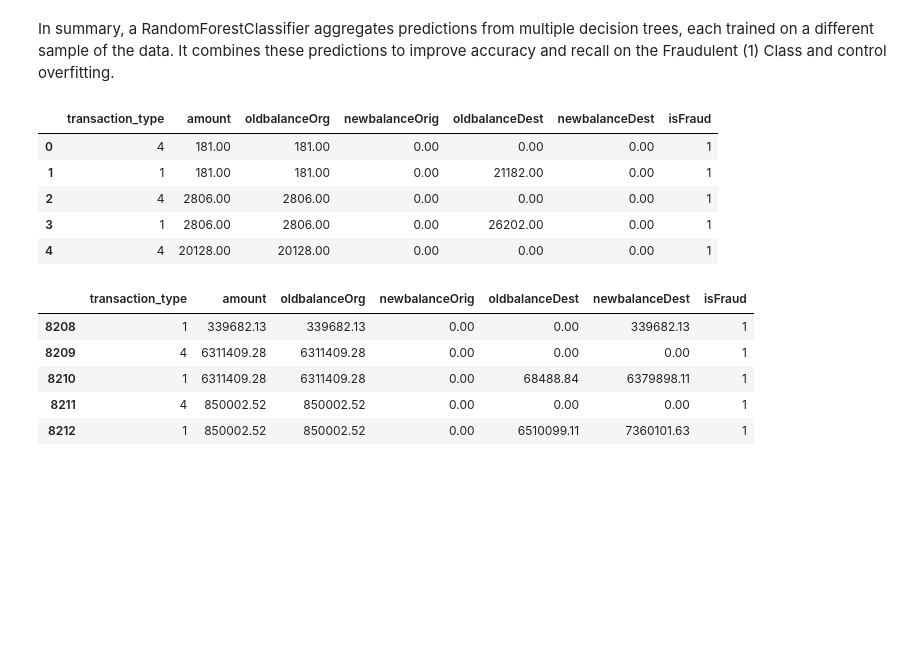
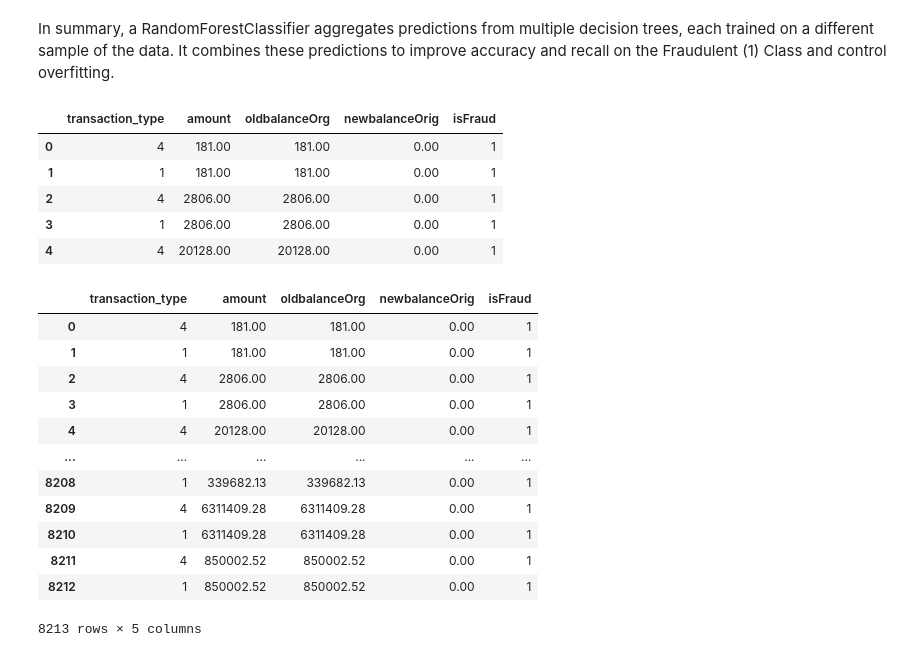
Before and after one commit to adin11/online-payment-fraud-detection, a Jupyter notebook: model.ipynb, the cells around one changed output. Saved outputs shown, nothing was run; the diff lists cells and outputs as text; code cells hidden in the pictures; blank space fills up the shorter version.

```diff
--- a/model.ipynb
+++ b/model.ipynb
@@ -374,5 +368,7 @@ df.head(1)
 # %%
 df.drop(columns=['step'],axis=1,inplace=True)
+# %%
+df.drop(columns=['oldbalanceDest','newbalanceDest'],inplace=True)
 # %%
 df.head(1)
 # %% [output]
@@ -639,18 +632,25 @@ In summary, a RandomForestClassifier aggregates predictions from multiple decisi
 # %%
 df.head()
 # %% [output]
-|  | transaction_type | amount | oldbalanceOrg | newbalanceOrig | oldbalanceDest | newbalanceDest | isFraud |
-| 0 | 4 | 181.00 | 181.00 | 0.00 | 0.00 | 0.00 | 1 |
-| 1 | 1 | 181.00 | 181.00 | 0.00 | 21182.00 | 0.00 | 1 |
-| 2 | 4 | 2806.00 | 2806.00 | 0.00 | 0.00 | 0.00 | 1 |
-| 3 | 1 | 2806.00 | 2806.00 | 0.00 | 26202.00 | 0.00 | 1 |
-| 4 | 4 | 20128.00 | 20128.00 | 0.00 | 0.00 | 0.00 | 1 |
+|  | transaction_type | amount | oldbalanceOrg | newbalanceOrig | isFraud |
+| 0 | 4 | 181.00 | 181.00 | 0.00 | 1 |
+| 1 | 1 | 181.00 | 181.00 | 0.00 | 1 |
+| 2 | 4 | 2806.00 | 2806.00 | 0.00 | 1 |
+| 3 | 1 | 2806.00 | 2806.00 | 0.00 | 1 |
+| 4 | 4 | 20128.00 | 20128.00 | 0.00 | 1 |
 # %%
-df.query('isFraud == 1').tail()
+df.query('isFraud == 1')
 # %% [output]
-|  | transaction_type | amount | oldbalanceOrg | newbalanceOrig | oldbalanceDest | newbalanceDest | isFraud |
-| 8208 | 1 | 339682.13 | 339682.13 | 0.00 | 0.00 | 339682.13 | 1 |
-| 8209 | 4 | 6311409.28 | 6311409.28 | 0.00 | 0.00 | 0.00 | 1 |
-| 8210 | 1 | 6311409.28 | 6311409.28 | 0.00 | 68488.84 | 6379898.11 | 1 |
-| 8211 | 4 | 850002.52 | 850002.52 | 0.00 | 0.00 | 0.00 | 1 |
-| 8212 | 1 | 850002.52 | 850002.52 | 0.00 | 6510099.11 | 7360101.63 | 1 |
+|  | transaction_type | amount | oldbalanceOrg | newbalanceOrig | isFraud |
+| 0 | 4 | 181.00 | 181.00 | 0.00 | 1 |
+| 1 | 1 | 181.00 | 181.00 | 0.00 | 1 |
+| 2 | 4 | 2806.00 | 2806.00 | 0.00 | 1 |
+| 3 | 1 | 2806.00 | 2806.00 | 0.00 | 1 |
+| 4 | 4 | 20128.00 | 20128.00 | 0.00 | 1 |
+| ... | ... | ... | ... | ... | ... |
+| 8208 | 1 | 339682.13 | 339682.13 | 0.00 | 1 |
+| 8209 | 4 | 6311409.28 | 6311409.28 | 0.00 | 1 |
+| 8210 | 1 | 6311409.28 | 6311409.28 | 0.00 | 1 |
+| 8211 | 4 | 850002.52 | 850002.52 | 0.00 | 1 |
+| 8212 | 1 | 850002.52 | 850002.52 | 0.00 | 1 |
+8213 rows × 5 columns
```
Also changed, not shown: parts of 15 cells of this notebook.
